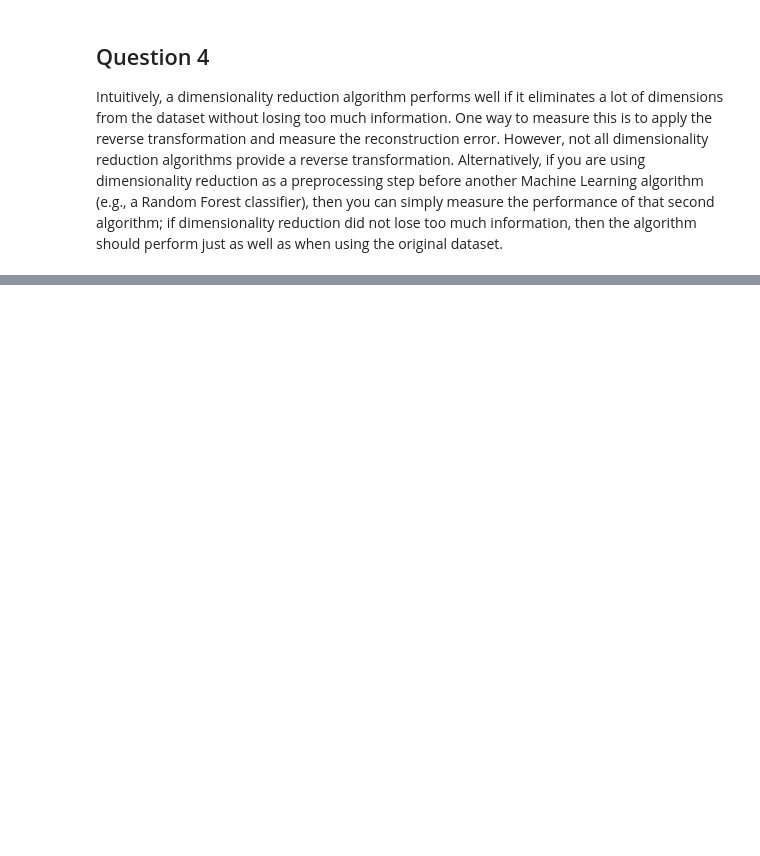
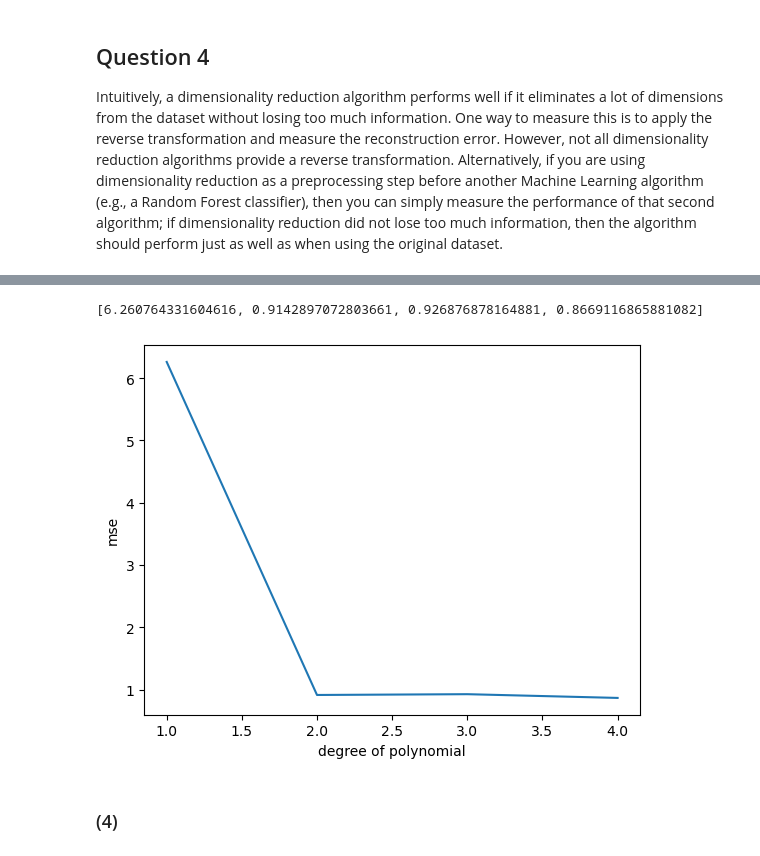
Before and after one commit to YeabinMoonEcon/BUS211, a Jupyter notebook: BUS212_ADA/ps_set/hw4_sol.ipynb, the cells around one changed output, grey strips where cells are left out. Drawn from its saved outputs; the diff is of its cells as text; code cells hidden in the pictures; blank space fills up the shorter version.

```diff
--- a/BUS212_ADA/ps_set/hw4_sol.ipynb
+++ b/BUS212_ADA/ps_set/hw4_sol.ipynb
@@ -40,0 +66,3 @@ It usually indicates the situation where you’d have more features than observa
+# %%
+x_poly = poly.fit_transform(pd.DataFrame(x))
+X = pd.DataFrame(x_poly)
@@ -40,0 +73,28 @@ It usually indicates the situation where you’d have more features than observa
+# %%
+cv = LeaveOneOut()
+# %%
+mse = []
+lr = LinearRegression()
+for i in range(4):
+    scores = cross_val_score(lr, X = X.iloc[:,:i+1],y = y, scoring='neg_mean_squared_error', cv = cv, n_jobs= -1)
+    mse.append(np.mean(np.absolute(scores)))
+# %%
+mse
+# %% [output]
+[6.260764331604616, 0.9142897072803661, 0.926876878164881, 0.8669116865881082]
+# %%
+mse = pd.DataFrame(mse)
+mse = mse.reset_index()
+mse[['index']] += 1
+# %%
+import copy
+
+mse1 = copy.copy(mse)
+mse1.plot(x = 'index', y = 0, legend = None)
+plt.xlabel('degree of polynomial')
+plt.ylabel('mse')
+plt.show()
+# %% [output]
+[figure, added]
+# %% [markdown]
+### (4)
```
Also changed, not shown: parts of 40 cells of this notebook, 2 other files.
